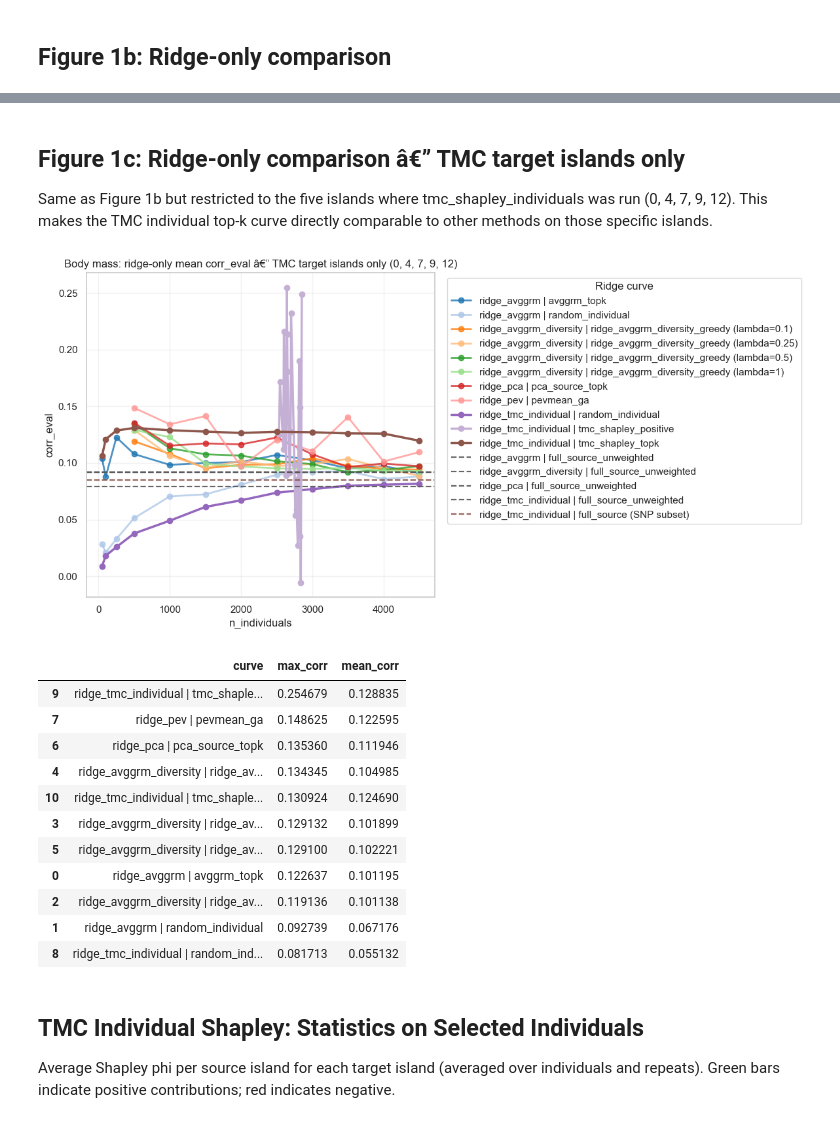
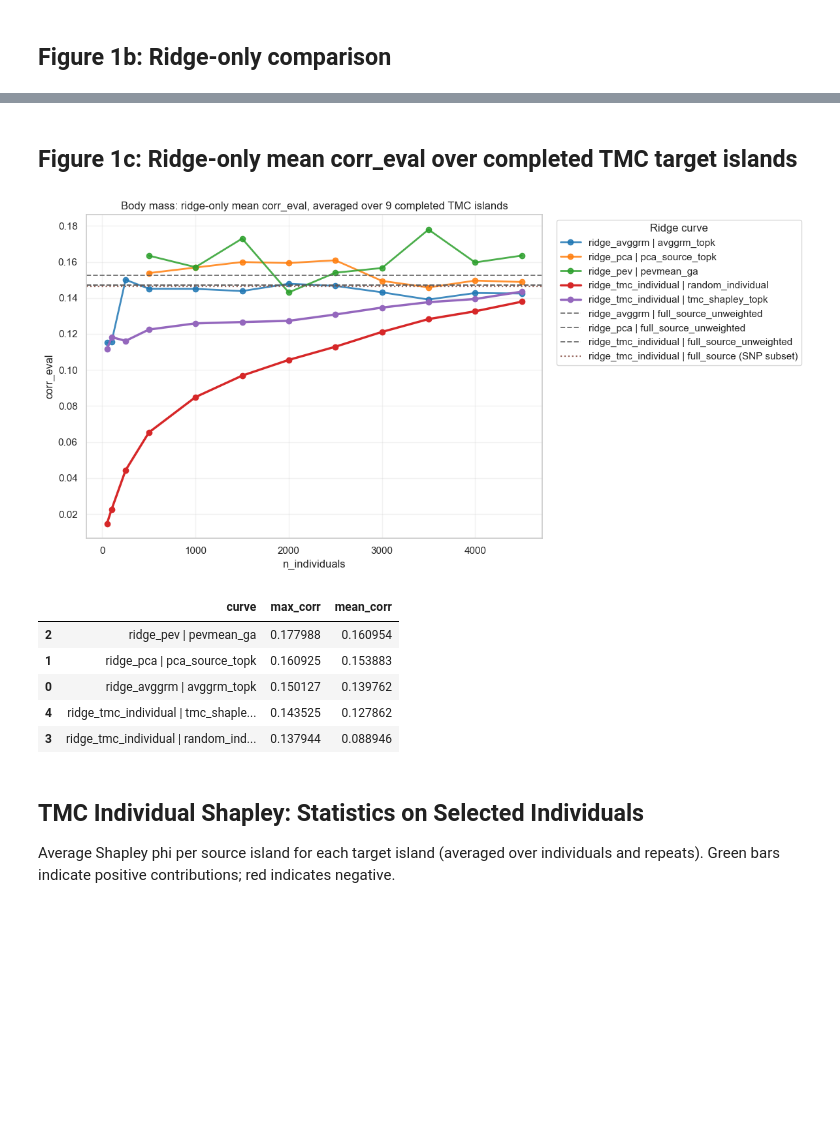
Before and after one commit to simennes/Master_thesis, a Jupyter notebook: notebooks/visualize_bpcrr_inla.ipynb, the cells around one changed output, grey strips where cells are left out. Cells and saved outputs as stored; diff of their text form; code cells hidden in the pictures; blank space fills up the shorter version.

Commit message:
pevmean_ga letsgo

```diff
--- a/notebooks/visualize_bpcrr_inla.ipynb
+++ b/notebooks/visualize_bpcrr_inla.ipynb
@@ -42,7 +42,7 @@ print("RIDGE_AVGGRM_DIR exists:", RIDGE_AVGGRM_DIR.exists() if RIDGE_AVGGRM_DIR
 print("RIDGE_PEV_DIR exists:", RIDGE_PEV_DIR.exists() if RIDGE_PEV_DIR is not None else False)
 print("AVGGRM_DIVERSITY_DIR exists:", AVGGRM_DIVERSITY_DIR.exists() if AVGGRM_DIVERSITY_DIR is not None else False)
 
-TMC_INDIVIDUAL_DIR = PROJECT_ROOT / "outputs" / "tmc_shapley_individuals"  # set to None to disable
+TMC_INDIVIDUAL_DIR = PROJECT_ROOT / "outputs" / "tmc_shapley_individuals_grouped"  # set to None to disable
 print("TMC_INDIVIDUAL_DIR exists:", TMC_INDIVIDUAL_DIR.exists() if TMC_INDIVIDUAL_DIR is not None else False)
 # %% [output]
 PROJECT_ROOT: C:\Users\Simen\OneDrive - NTNU\FYSMAT\INDMAT\MASTER\Master_thesis
@@ -669,24 +668,22 @@ display(ridge_curve_summary)
 # %% [markdown]
-## Figure 1c: Ridge-only comparison â€” TMC target islands only
-
-Same as Figure 1b but restricted to the five islands where tmc_shapley_individuals was run (0, 4, 7, 9, 12). This makes the TMC individual top-k curve directly comparable to other methods on those specific islands.
+## Figure 1c: Ridge-only mean corr_eval over completed TMC target islands
 # %%
-# Figure 1c: ridge-only comparison restricted to TMC target islands
+# Figure 1c: Ridge-only mean corr_eval averaged over completed TMC target islands.
+# Restricts to islands where the grouped TMC run has all 6 repeats finished.
 
-TMC_TARGET_ISLANDS = [0, 4, 7, 9, 12]
+TMC_COMPLETED_ISLANDS = [0, 3, 4, 5, 7, 8, 9, 11, 12]
 
 RIDGE_ONLY_MODELS_1c = [
     "ridge_pca",
     "ridge_avggrm",
     "ridge_pev",
-    "ridge_avggrm_diversity",
     "ridge_tmc_individual",
 ]
 
 ridge_only_1c = combined.copy()
 ridge_only_1c = ridge_only_1c[
     ridge_only_1c["model"].isin(RIDGE_ONLY_MODELS_1c)
-    & ridge_only_1c["target_island"].isin(TMC_TARGET_ISLANDS)
+    & ridge_only_1c["target_island"].isin(TMC_COMPLETED_ISLANDS)
 ].copy()
 
 if "analysis" in ridge_only_1c.columns:
@@ -700,8 +697,11 @@ ridge_only_1c = ridge_only_1c[ridge_only_1c["method"] != "full_source_unweighted
 if "order_seed" in ridge_only_1c.columns:
     ridge_only_1c = ridge_only_1c[ridge_only_1c["order_seed"] != -2].copy()
 
-# Keep random_individual only for ridge_tmc_individual and one other model to reduce clutter.
-RANDOM_KEEP_MODELS_1c = {"ridge_tmc_individual", "ridge_avggrm"}
+# Drop tmc_shapley_positive marker rows from the curves (shown only in Figure 2).
+ridge_only_1c = ridge_only_1c[ridge_only_1c["method"] != "tmc_shapley_positive"].copy()
+
+# Keep random_individual only from ridge_tmc_individual to avoid duplicates.
+RANDOM_KEEP_MODELS_1c = {"ridge_tmc_individual"}
 mask_drop_rand = (
     (ridge_only_1c["method"] == "random_individual")
     & (~ridge_only_1c["model"].isin(RANDOM_KEEP_MODELS_1c))
@@ -709,10 +709,17 @@ mask_drop_rand = (
 ridge_only_1c = ridge_only_1c[~mask_drop_rand].copy()
 
 if ridge_only_1c.empty:
-    raise ValueError("No ridge rows for the TMC subset plot")
+    raise ValueError("No ridge rows for the completed TMC subset plot")
 
+# Mean over islands and repeats: first average per (model, method, island, n) to
+# get one value per island, then average across islands so each island contributes
+# equally regardless of the number of repeats.
+per_island = (
+    ridge_only_1c.groupby(["model", "method", "target_island", "n_individuals"], as_index=False)["corr_eval"]
+    .mean()
+)
 ridge_plot_df_1c = (
-    ridge_only_1c.groupby(["model", "method", "n_individuals"], as_index=False)["corr_eval"]
+    per_island.groupby(["model", "method", "n_individuals"], as_index=False)["corr_eval"]
     .mean()
     .sort_values(["model", "method", "n_individuals"])
 )
@@ -725,32 +732,33 @@ curve_order_1c = (
     ["curve"]
     .tolist()
 )
-palette_1c = sns.color_palette("tab20", n_colors=max(len(curve_order_1c), 1))
+palette_1c = sns.color_palette("tab10", n_colors=max(len(curve_order_1c), 1))
 curve_colors_1c = dict(zip(curve_order_1c, palette_1c))
 
 plt.figure(figsize=(12, 6))
 for curve in curve_order_1c:
     sub = ridge_plot_df_1c[ridge_plot_df_1c["curve"] == curve]
     is_tmc = "tmc_individual" in curve
-    lw = 2.5 if is_tmc else 2
-    alpha_val = 1.0 if is_tmc else 0.8
+    lw = 2.5 if is_tmc else 2.0
     plt.plot(
         sub["n_individuals"],
         sub["corr_eval"],
         marker="o",
         linewidth=lw,
-        alpha=alpha_val,
+        alpha=1.0 if is_tmc else 0.85,
         color=curve_colors_1c[curve],
         label=curve,
     )
 
 ridge_refs_1c = full_source_refs[
     full_source_refs["model"].isin(RIDGE_ONLY_MODELS_1c)
-    & full_source_refs["target_island"].isin(TMC_TARGET_ISLANDS)
+    & full_source_refs["target_island"].isin(TMC_COMPLETED_ISLANDS)
 ].copy()
 if not ridge_refs_1c.empty:
     ridge_ref_mean_1c = (
-        ridge_refs_1c.groupby("model", as_index=False)["corr_eval"]
+        ridge_refs_1c.groupby(["model", "target_island"], as_index=False)["corr_eval"]
+        .mean()
+        .groupby("model", as_index=False)["corr_eval"]
         .mean()
         .sort_values("model")
     )
@@ -760,57 +768,54 @@ if not ridge_refs_1c.empty:
         plt.axhline(
             row["corr_eval"],
             linestyle="--",
-            linewidth=1.6,
-            alpha=0.9,
+            linewidth=1.4,
+            alpha=0.8,
             color=ref_color,
             label=ref_label,
         )
 
-# TMC full-source reference (SNP subset, all source individuals)
+# TMC full-source reference (SNP subset, all source individuals).
 if not tmc_individual.empty:
     tmc_full = tmc_individual[
         (tmc_individual["method"] == "full_source_unweighted")
-        & (tmc_individual["target_island"].isin(TMC_TARGET_ISLANDS))
+        & (tmc_individual["target_island"].isin(TMC_COMPLETED_ISLANDS))
     ]
     if not tmc_full.empty:
-        tmc_full_mean = tmc_full["corr_eval"].mean()
+        tmc_full_mean = (
+            tmc_full.groupby("target_island")["corr_eval"].mean().mean()
+        )
         plt.axhline(
             tmc_full_mean,
-            linestyle="--",
+            linestyle=":",
             linewidth=1.6,
             alpha=0.9,
             color="#8c564b",
             label="ridge_tmc_individual | full_source (SNP subset)",
         )
 
-plt.title("Body mass: ridge-only mean corr_eval â€” TMC target islands only (0, 4, 7, 9, 12)")
+n_islands_used = ridge_only_1c["target_island"].nunique()
+plt.title(f"Body mass: ridge-only mean corr_eval, averaged over {n_islands_used} completed TMC islands")
 plt.xlabel("n_individuals")
 plt.ylabel("corr_eval")
 plt.grid(True, alpha=0.25)
 plt.legend(bbox_to_anchor=(1.02, 1), loc="upper left", title="Ridge curve")
 plt.tight_layout()
 plt.show()
 
 ridge_curve_summary_1c = (
     ridge_plot_df_1c.groupby("curve", as_index=False)["corr_eval"]
     .agg(max_corr="max", mean_corr="mean")
     .sort_values("max_corr", ascending=False)
 )
 display(ridge_curve_summary_1c)
 # %% [output]
-[figure, old version]
+[figure, new version]
 |  | curve | max_corr | mean_corr |
-| 9 | ridge_tmc_individual | tmc_shaple... | 0.254679 | 0.128835 |
-| 7 | ridge_pev | pevmean_ga | 0.148625 | 0.122595 |
-| 6 | ridge_pca | pca_source_topk | 0.135360 | 0.111946 |
-| 4 | ridge_avggrm_diversity | ridge_av... | 0.134345 | 0.104985 |
-| 10 | ridge_tmc_individual | tmc_shaple... | 0.130924 | 0.124690 |
-| 3 | ridge_avggrm_diversity | ridge_av... | 0.129132 | 0.101899 |
-| 5 | ridge_avggrm_diversity | ridge_av... | 0.129100 | 0.102221 |
-| 0 | ridge_avggrm | avggrm_topk | 0.122637 | 0.101195 |
-| 2 | ridge_avggrm_diversity | ridge_av... | 0.119136 | 0.101138 |
-| 1 | ridge_avggrm | random_individual | 0.092739 | 0.067176 |
-| 8 | ridge_tmc_individual | random_ind... | 0.081713 | 0.055132 |
+| 2 | ridge_pev | pevmean_ga | 0.177988 | 0.160954 |
+| 1 | ridge_pca | pca_source_topk | 0.160925 | 0.153883 |
+| 0 | ridge_avggrm | avggrm_topk | 0.150127 | 0.139762 |
+| 4 | ridge_tmc_individual | tmc_shaple... | 0.143525 | 0.127862 |
+| 3 | ridge_tmc_individual | random_ind... | 0.137944 | 0.088946 |
 # %% [markdown]
 ## TMC Individual Shapley: Statistics on Selected Individuals
 
```
Also changed, not shown: parts of 8 cells of this notebook, 7 other files.
